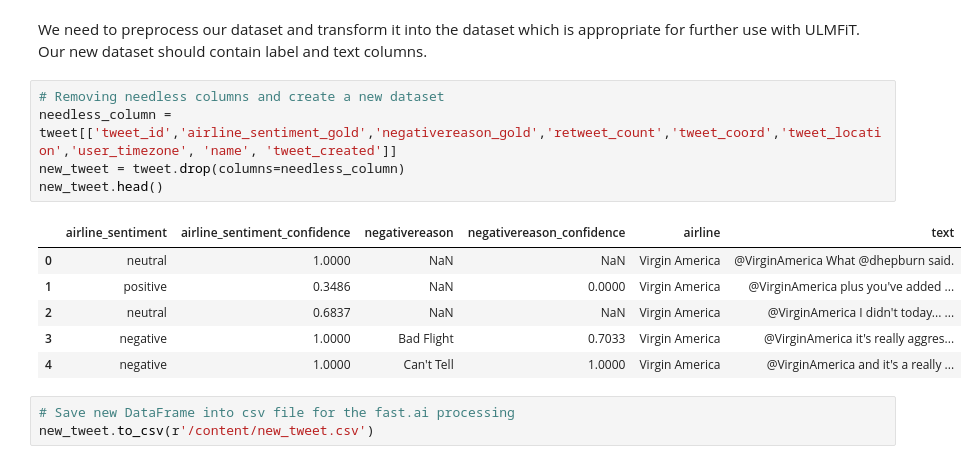
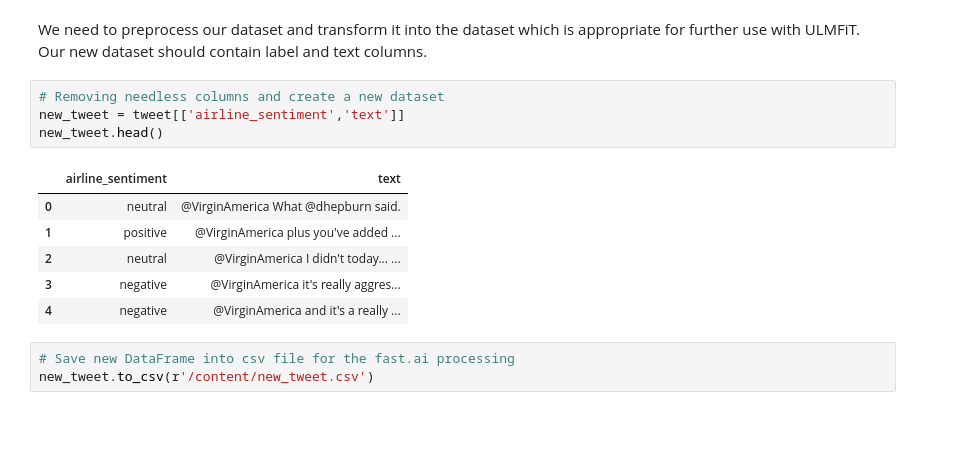
Before and after one commit to AlekseiMikhalev/Data-Science-Projects, a Jupyter notebook: ULMFiT_Twitter Sentiment Analysis.ipynb, the cells around one changed output. Saved outputs shown, nothing was run; the diff lists cells and outputs as text; blank space fills up the shorter version.

```diff
--- a/ULMFiT_Twitter Sentiment Analysis.ipynb
+++ b/ULMFiT_Twitter Sentiment Analysis.ipynb
@@ -60,16 +54,15 @@ dtype: int64
 We need to preprocess our dataset and transform it into the dataset which is appropriate for further use with ULMFiT. Our new dataset should contain label and text columns.
 # %%
 # Removing needless columns and create a new dataset
-needless_column = tweet[['tweet_id','airline_sentiment_gold','negativereason_gold','retweet_count','tweet_coord','tweet_location','user_timezone', 'name', 'tweet_created']]
-new_tweet = tweet.drop(columns=needless_column)
+new_tweet = tweet[['airline_sentiment','text']]
 new_tweet.head()
 # %% [output]
-|  | airline_sentiment | airline_sentiment_confidence | negativereason | negativereason_confidence | airline | text |
-| 0 | neutral | 1.0000 | NaN | NaN | Virgin America | @VirginAmerica What @dhepburn said. |
-| 1 | positive | 0.3486 | NaN | 0.0000 | Virgin America | @VirginAmerica plus you've added ... |
-| 2 | neutral | 0.6837 | NaN | NaN | Virgin America | @VirginAmerica I didn't today... ... |
-| 3 | negative | 1.0000 | Bad Flight | 0.7033 | Virgin America | @VirginAmerica it's really aggres... |
-| 4 | negative | 1.0000 | Can't Tell | 1.0000 | Virgin America | @VirginAmerica and it's a really ... |
+|  | airline_sentiment | text |
+| 0 | neutral | @VirginAmerica What @dhepburn said. |
+| 1 | positive | @VirginAmerica plus you've added ... |
+| 2 | neutral | @VirginAmerica I didn't today... ... |
+| 3 | negative | @VirginAmerica it's really aggres... |
+| 4 | negative | @VirginAmerica and it's a really ... |
 # %%
 # Save new DataFrame into csv file for the fast.ai processing
 new_tweet.to_csv(r'/content/new_tweet.csv')
```
Also changed, not shown: parts of 21 cells of this notebook.
